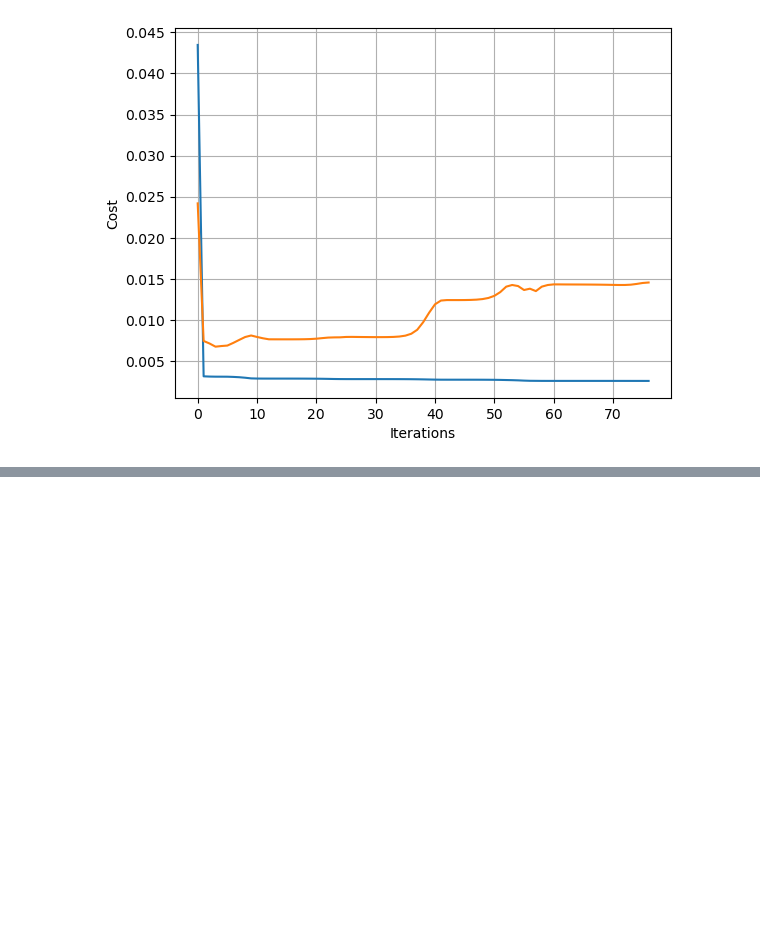
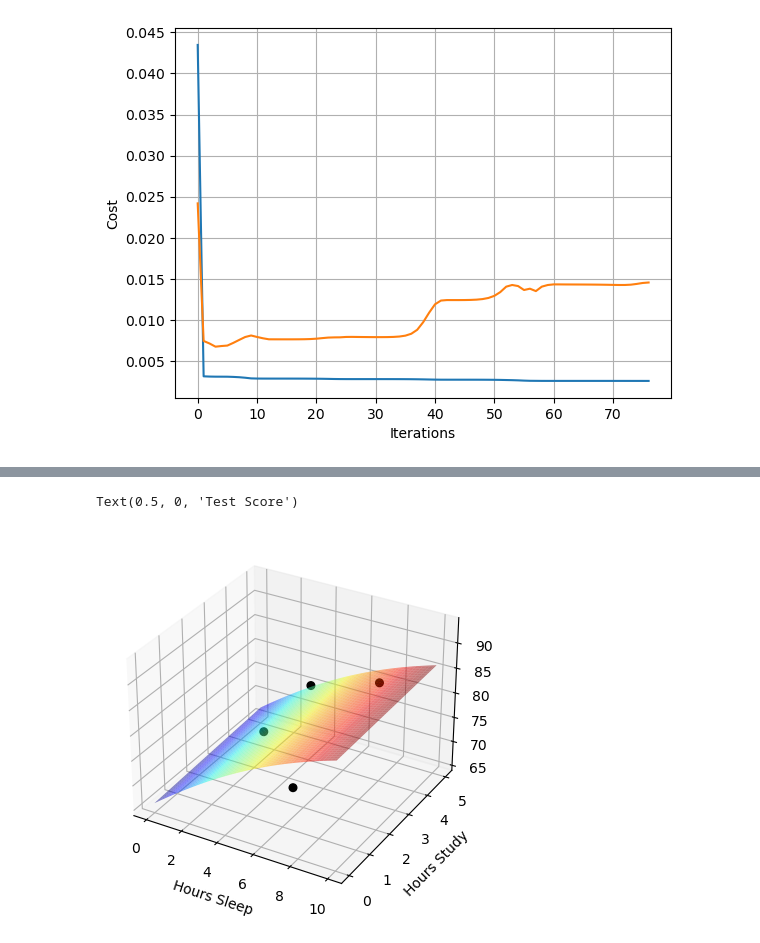
Before and after one commit to Baker-B/nn_demystified, a Jupyter notebook: seven.ipynb, the cells around one changed output, grey strips where cells are left out. Saved outputs shown, nothing was run; the diff lists cells and outputs as text; code cells hidden in the pictures; blank space fills up the shorter version.

```diff
--- a/seven.ipynb
+++ b/seven.ipynb
@@ -319,0 +323,22 @@ plt.ylabel('Hours Study')
+# %%
+#3D plot:
+
+##Uncomment to plot out-of-notebook (you'll be able to rotate)
+#%matplotlib qt
+
+from mpl_toolkits.mplot3d import Axes3D
+fig = plt.figure()
+ax = fig.add_subplot(projection='3d')
+
+ax.scatter(10*X[:,0], 5*X[:,1], 100*y, c='k', alpha = 1, s=30)
+
+
+surf = ax.plot_surface(xx, yy, 100*allOutputs.reshape(100, 100), \
+                       cmap=cm.jet, alpha = 0.5)
+
+ax.set_xlabel('Hours Sleep')
+ax.set_ylabel('Hours Study')
+ax.set_zlabel('Test Score')
+# %% [output]
+Text(0.5, 0, 'Test Score')
+[figure, added]
```
Also changed, not shown: parts of 1 cell of this notebook.
